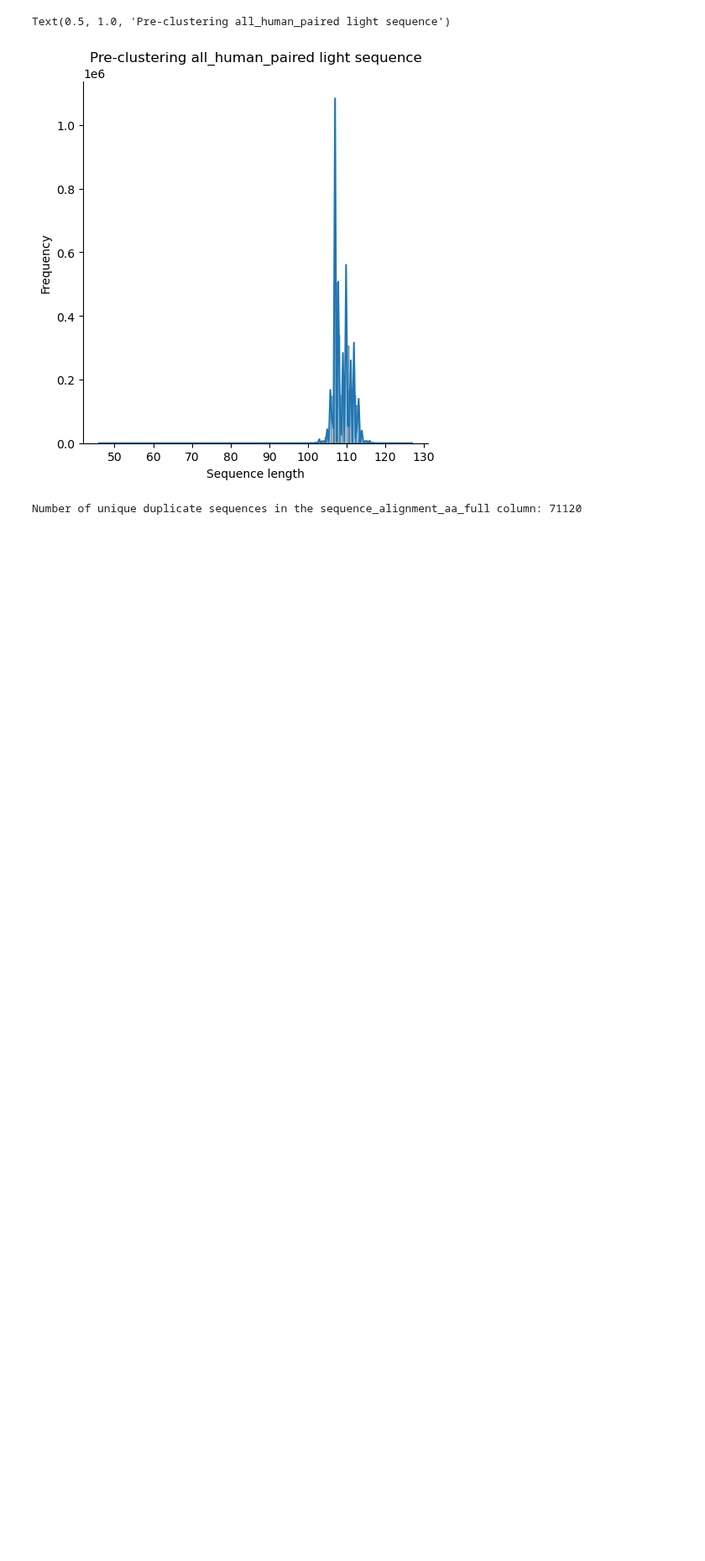
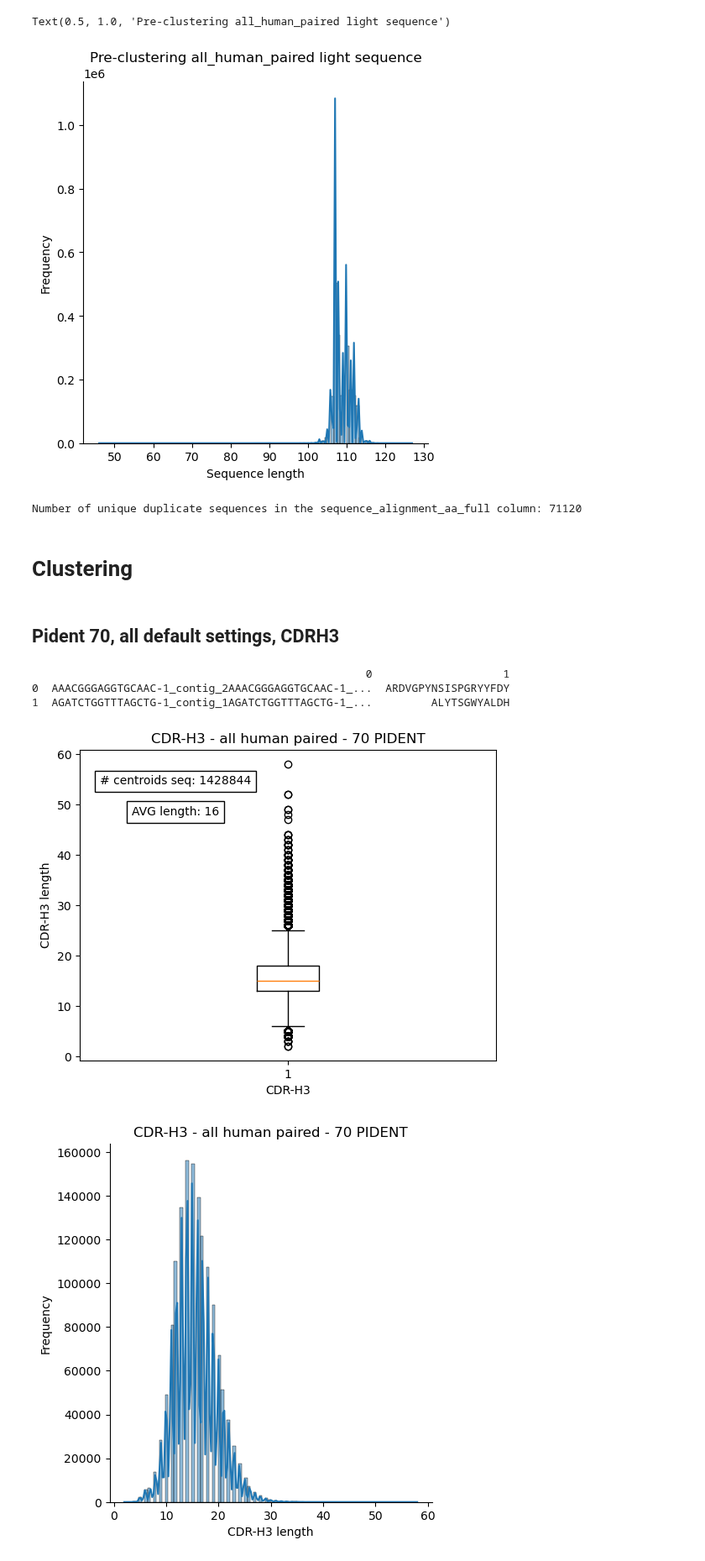
Before and after one commit to leaBroe/BERT_for_antibody_pairing, a Jupyter notebook: all_human_paired_EDA.ipynb, the cells around one changed output. Shown at 84% size. Drawn from its saved outputs; the diff is of its cells as text; code cells hidden in the pictures; blank space fills up the shorter version.

Commit message:
added clustering of CDRH3 with default settings

```diff
--- a/all_human_paired_EDA.ipynb
+++ b/all_human_paired_EDA.ipynb
@@ -199,3 +199,37 @@ Number of unique duplicate sequences in the sequence_alignment_aa_full column: 7
 # awk -F, '{print ">" $1 "\n" $NF}' /ibmm_data2/oas_database/paired_lea_tmp/txt_files_oas_db/all_human_paired_cdr3_aa.txt > /ibmm_data2/oas_database/paired_lea_tmp/txt_files_oas_db/all_human_paired_cdr3_aa.fasta
 
 # awk -F, '{print ">" $1 "\n" $NF}' /ibmm_data2/oas_database/paired_lea_tmp/txt_files_oas_db/all_human_paired_full_aa_seq_no_duplicates.txt > /ibmm_data2/oas_database/paired_lea_tmp/txt_files_oas_db/all_human_paired_full_aa_seq_no_duplicates.fasta
+# %% [markdown]
+# Clustering
+# %% [markdown]
+## Pident 70, all default settings, CDRH3
+# %%
+# DATA
+paired_cdrh3=pd.read_csv('/ibmm_data2/oas_database/paired_lea_tmp/linclust_mmseq2/all_human_paired_cdr3_aa_70_clu_rep_idseq',header=None)
+print(paired_cdrh3.head(2))
+# BOXPLOT
+cdr3_aa_len = paired_cdrh3[1].apply(lambda x: len(str(x)))
+plt.boxplot(cdr3_aa_len)
+plt.ylabel('CDR-H3 length')
+plt.xlabel('CDR-H3')
+plt.title('CDR-H3 - all human paired - 70 PIDENT')
+text = f'# centroids seq: {str(len(paired_cdrh3))}'
+plt.text(0.23, 0.9, text, transform=plt.gca().transAxes, ha='center', va='center',
+        bbox=dict(facecolor='white', edgecolor='black'))
+text = f'AVG length: {str(round(statistics.mean(cdr3_aa_len)))}'
+plt.text(0.23, 0.80, text, transform=plt.gca().transAxes, ha='center', va='center',
+        bbox=dict(facecolor='white', edgecolor='black'))
+
+plt.show()
+# KDE
+sns.displot(cdr3_aa_len, kde=True, bins=100)
+plt.xlabel('CDR-H3 length')
+plt.ylabel('Frequency')
+plt.title('CDR-H3 - all human paired - 70 PIDENT')
+plt.show()
+# %% [output]
+                                                   0                    1
+0  AAACGGGAGGTGCAAC-1_contig_2AAACGGGAGGTGCAAC-1_...  ARDVGPYNSISPGRYYFDY
+1  AGATCTGGTTTAGCTG-1_contig_1AGATCTGGTTTAGCTG-1_...         ALYTSGWYALDH
+[figure, added]
+[figure, added]
```
Also changed, not shown: parts of 6 cells of this notebook.
